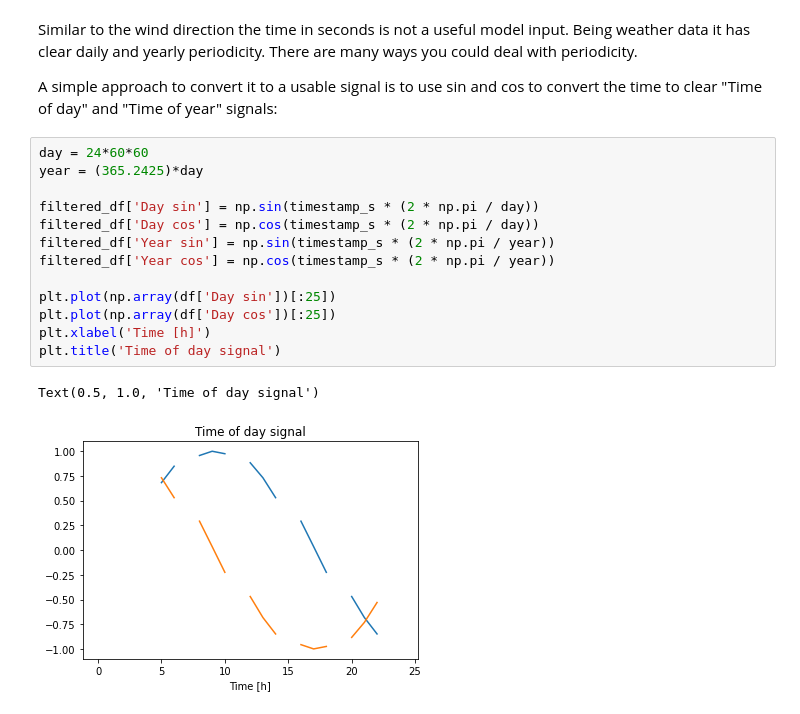
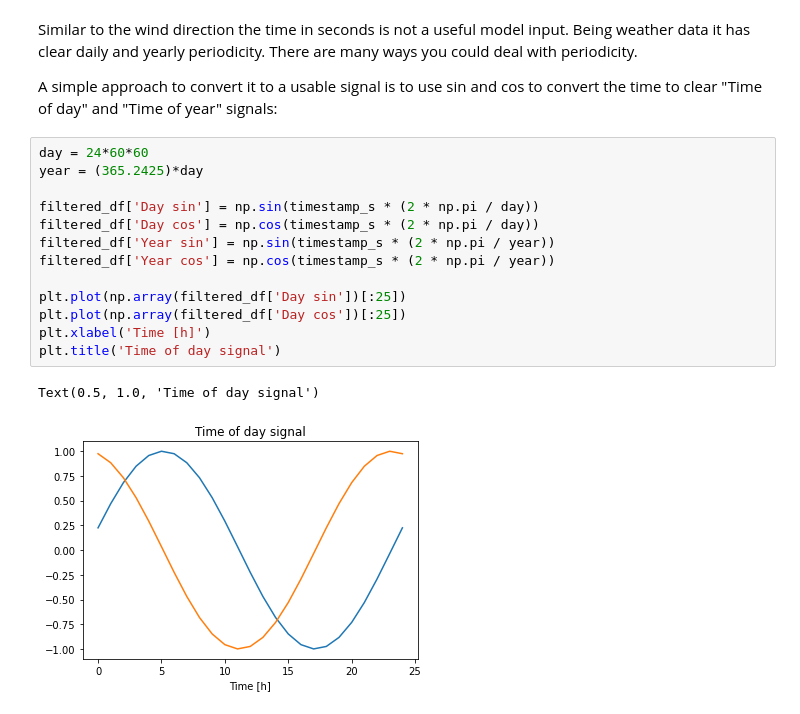
Before and after one commit to hector-sm/Weather-Forecast, a Jupyter notebook: TimeSeriesForecast.ipynb, the cells around one changed output. Saved outputs shown, nothing was run; the diff lists cells and outputs as text.

```diff
--- a/TimeSeriesForecast.ipynb
+++ b/TimeSeriesForecast.ipynb
@@ -166,16 +166,16 @@ A simple approach to convert it to a usable signal is to use sin and cos to conv
 # %%
 day = 24*60*60
 year = (365.2425)*day
 
 filtered_df['Day sin'] = np.sin(timestamp_s * (2 * np.pi / day))
 filtered_df['Day cos'] = np.cos(timestamp_s * (2 * np.pi / day))
 filtered_df['Year sin'] = np.sin(timestamp_s * (2 * np.pi / year))
 filtered_df['Year cos'] = np.cos(timestamp_s * (2 * np.pi / year))
 
-plt.plot(np.array(df['Day sin'])[:25])
-plt.plot(np.array(df['Day cos'])[:25])
+plt.plot(np.array(filtered_df['Day sin'])[:25])
+plt.plot(np.array(filtered_df['Day cos'])[:25])
 plt.xlabel('Time [h]')
 plt.title('Time of day signal')
 # %% [output]
 Text(0.5, 1.0, 'Time of day signal')
-[figure, old version]
+[figure, new version]
```
Also changed, not shown: parts of 18 cells of this notebook.
